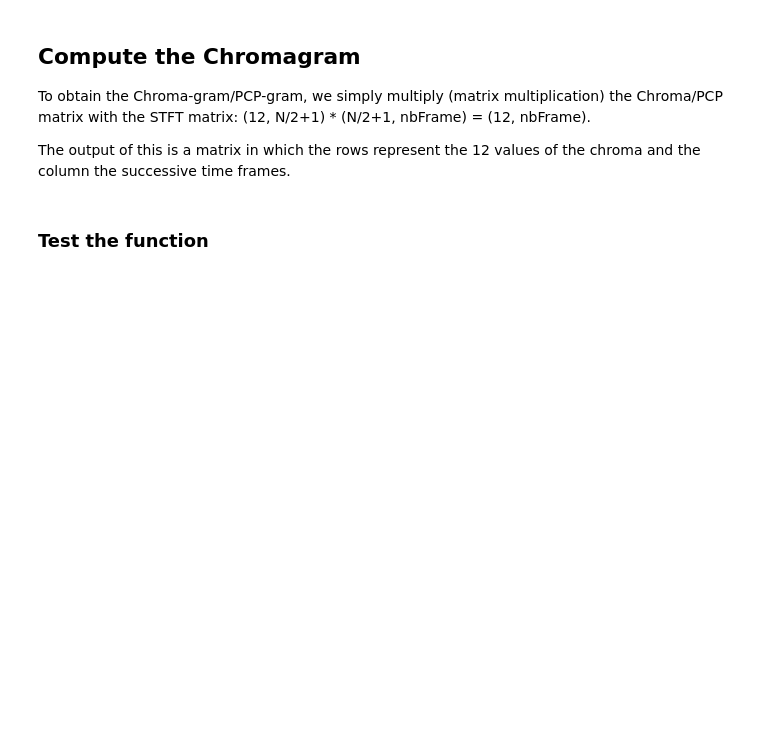
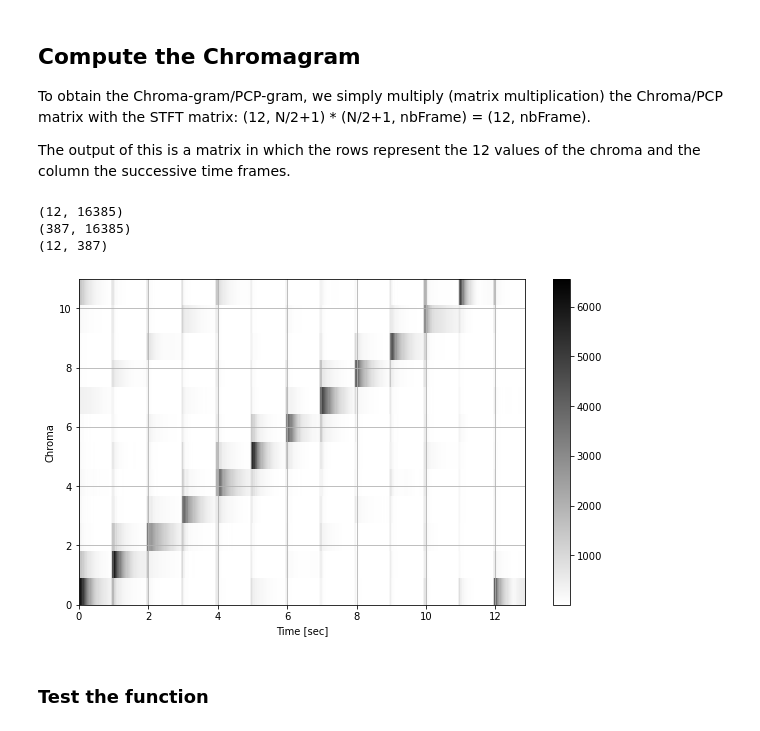
Before and after one commit to piptouque/atiam_tp_signal, a Jupyter notebook: tp_resume/source/tp_resume.ipynb, the cells around one changed output. Drawn from its saved outputs; the diff is of its cells as text; code cells hidden in the pictures; blank space fills up the shorter version.

```diff
--- a/tp_resume/source/tp_resume.ipynb
+++ b/tp_resume/source/tp_resume.ipynb
@@ -257,14 +285,19 @@ To obtain the Chroma-gram/PCP-gram, we simply multiply (matrix multiplication) t
 
 The output of this is a matrix in which the rows represent the 12 values of the chroma and the column the successive time frames.
 # %%
-chromaGram_m = np.dot(chromaFiltre_m, STFT_ampl_m)
+chroma_gram_m = chroma_filter_m @ stft_ampl_m.T
 
-print(chromaFiltre_m.shape)
-print(STFT_ampl_m.shape)
-print(chromaGram_m.shape)
+print(chroma_filter_m.shape)
+print(stft_ampl_m.shape)
+print(chroma_gram_m.shape)
 
 plt.figure(figsize=(10, 6))
-tpt_tools.F_plot2(chromaGram_m, np.arange(0, 12), STFT_time_sec_v, 'Chroma', 'Time [sec]')
+tpt_tools.F_plot2(chroma_gram_m, np.arange(0, 12), stft_time_sec_v, 'Chroma', 'Time [sec]')
+# %% [output]
+(12, 16385)
+(387, 16385)
+(12, 387)
+[figure, added]
 # %% [markdown]
 ### Test the function
 # %% [markdown]
```
Also changed, not shown: parts of 14 cells of this notebook.
